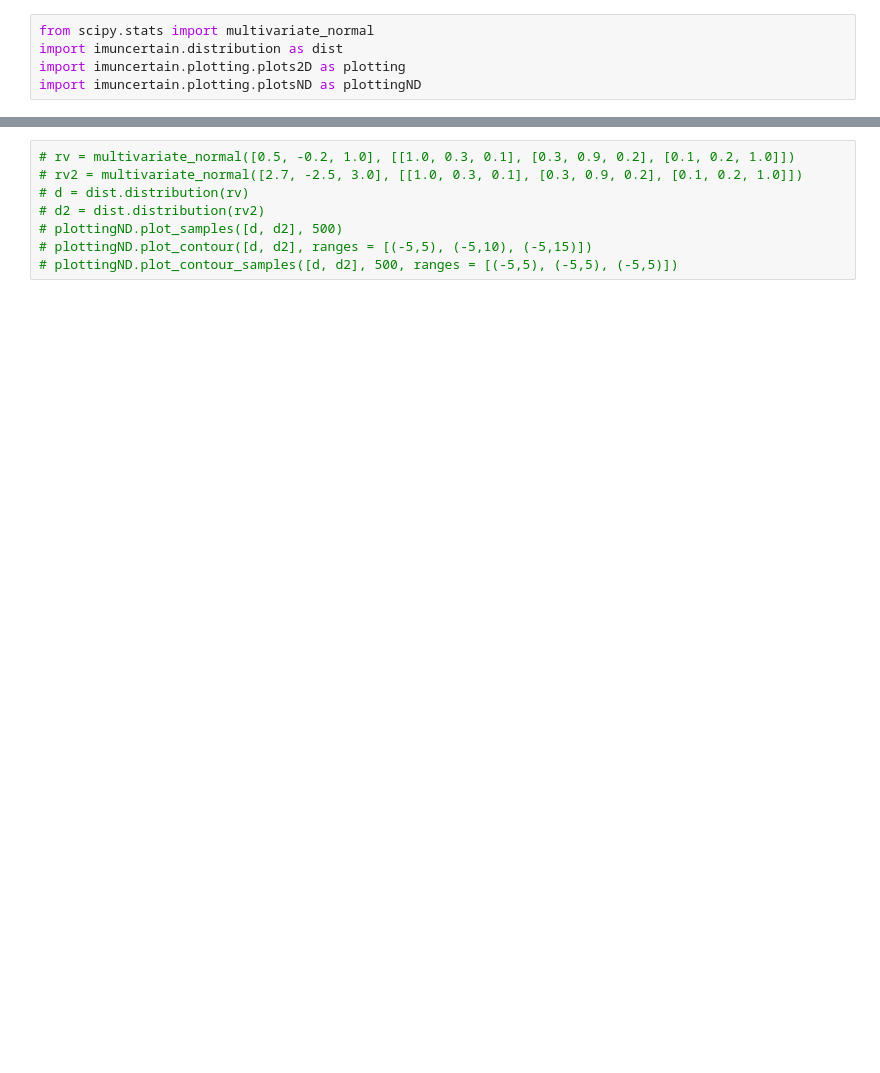
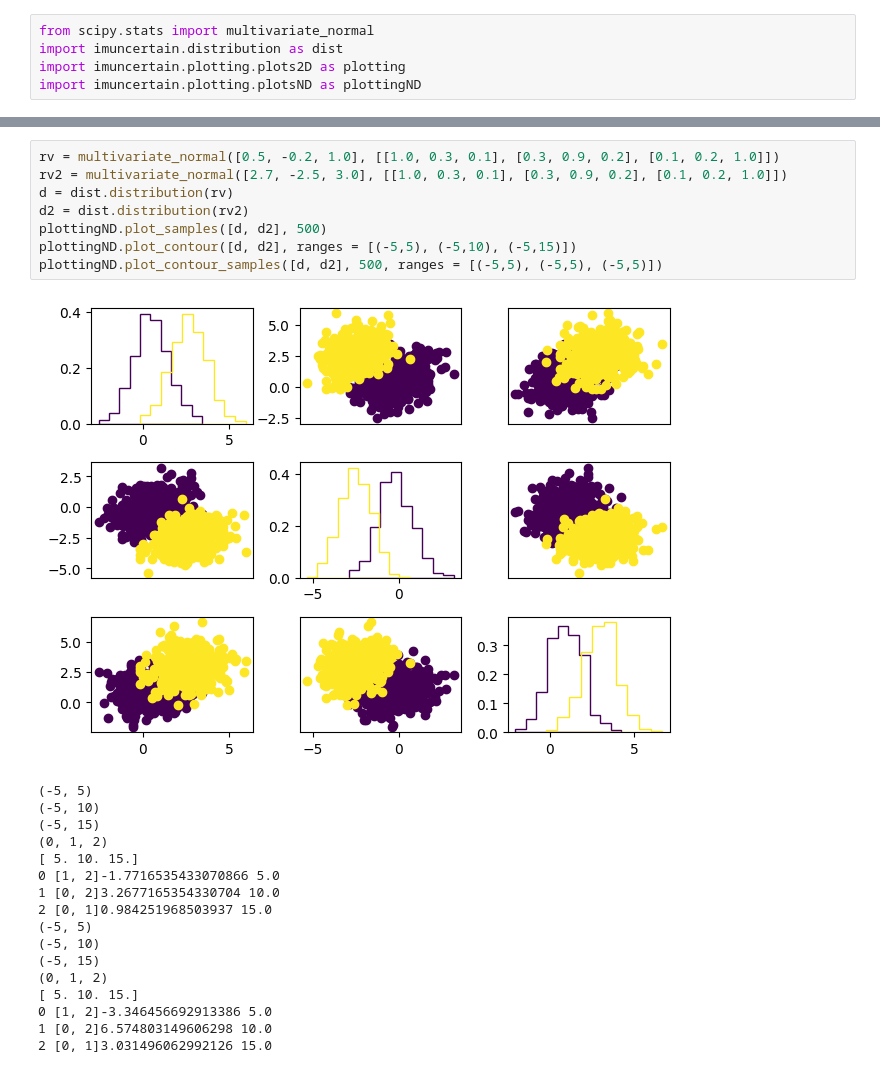
Before and after one commit to UniStuttgart-VISUS/uadapy, a Jupyter notebook: Testing.ipynb, the cells around one changed output, grey strips where cells are left out. Drawn from its saved outputs; the diff is of its cells as text; blank space fills up the shorter version.

```diff
--- a/Testing.ipynb
+++ b/Testing.ipynb
@@ -15,9 +15,27 @@ plotting.plot_pdf_contour([d, d2], range_x=(-3,5), range_y=(-3,3), xlabel="X Axi
 [figure]
 # %%
-# rv = multivariate_normal([0.5, -0.2, 1.0], [[1.0, 0.3, 0.1], [0.3, 0.9, 0.2], [0.1, 0.2, 1.0]])
-# rv2 = multivariate_normal([2.7, -2.5, 3.0], [[1.0, 0.3, 0.1], [0.3, 0.9, 0.2], [0.1, 0.2, 1.0]])
-# d = dist.distribution(rv)
-# d2 = dist.distribution(rv2)
-# plottingND.plot_samples([d, d2], 500)
-# plottingND.plot_contour([d, d2], ranges = [(-5,5), (-5,10), (-5,15)])
-# plottingND.plot_contour_samples([d, d2], 500, ranges = [(-5,5), (-5,5), (-5,5)])
+rv = multivariate_normal([0.5, -0.2, 1.0], [[1.0, 0.3, 0.1], [0.3, 0.9, 0.2], [0.1, 0.2, 1.0]])
+rv2 = multivariate_normal([2.7, -2.5, 3.0], [[1.0, 0.3, 0.1], [0.3, 0.9, 0.2], [0.1, 0.2, 1.0]])
+d = dist.distribution(rv)
+d2 = dist.distribution(rv2)
+plottingND.plot_samples([d, d2], 500)
+plottingND.plot_contour([d, d2], ranges = [(-5,5), (-5,10), (-5,15)])
+plottingND.plot_contour_samples([d, d2], 500, ranges = [(-5,5), (-5,5), (-5,5)])
+# %% [output]
+[figure, added]
+(-5, 5)
+(-5, 10)
+(-5, 15)
+(0, 1, 2)
+[ 5. 10. 15.]
+0 [1, 2]-1.7716535433070866 5.0
+1 [0, 2]3.2677165354330704 10.0
+2 [0, 1]0.984251968503937 15.0
+(-5, 5)
+(-5, 10)
+(-5, 15)
+(0, 1, 2)
+[ 5. 10. 15.]
+0 [1, 2]-3.346456692913386 5.0
+1 [0, 2]6.574803149606298 10.0
+2 [0, 1]3.031496062992126 15.0
```
Also changed, not shown: parts of 5 cells of this notebook, 1 other file.
